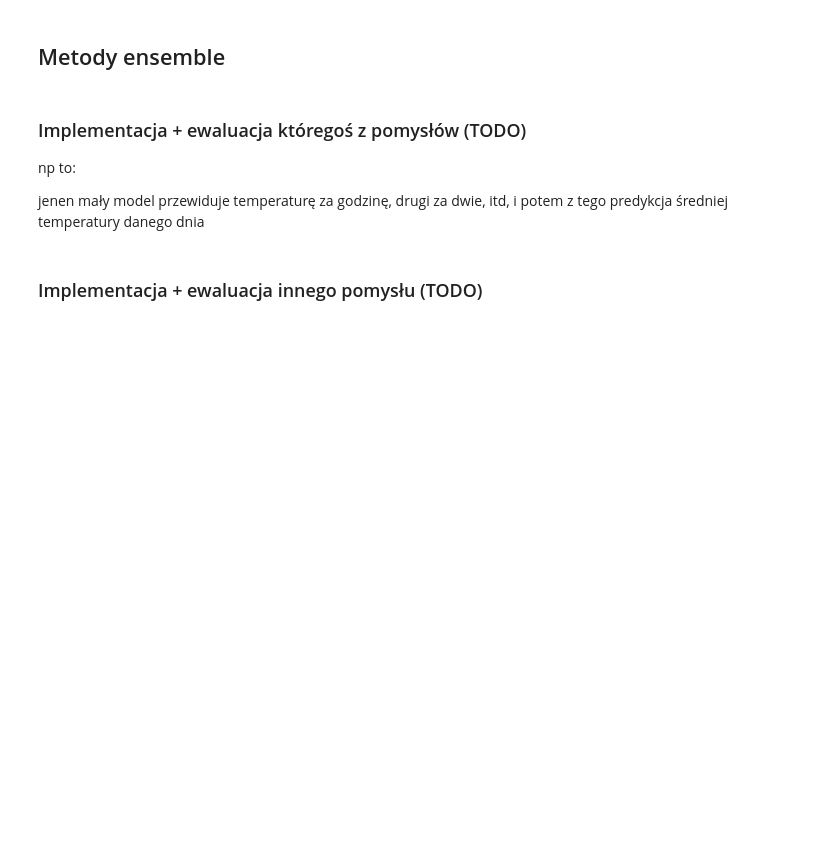
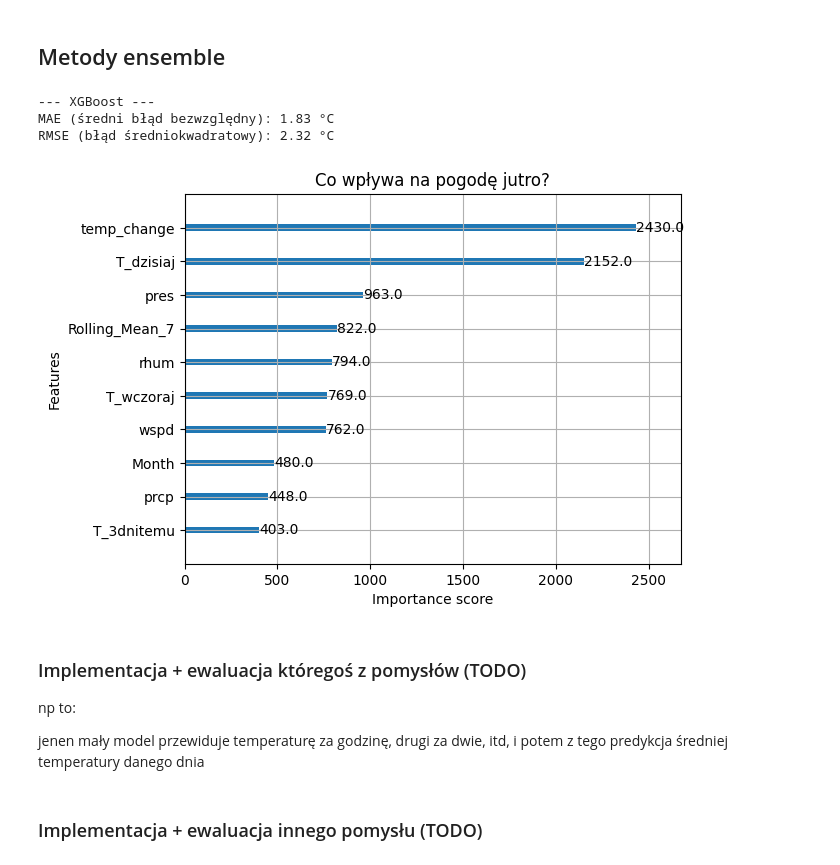
Before and after one commit to WeronikaTarnawska/projekt_pogoda_ml, a Jupyter notebook: projekt_ml.ipynb, the cells around one changed output. Cells and saved outputs as stored; diff of their text form; code cells hidden in the pictures; blank space fills up the shorter version.

```diff
--- a/projekt_ml.ipynb
+++ b/projekt_ml.ipynb
@@ -233,5 +252,42 @@ plt.show()
 # %% [markdown]
 ## Metody ensemble
+# %%
+import xgboost as xgb
+
+# Model XGBoost Regressor
+xgb_model = xgb.XGBRegressor(
+    n_estimators=1000,
+    learning_rate=0.01,
+    max_depth=5,
+    early_stopping_rounds=50,
+    random_state=RANDOM_STATE,
+    n_jobs=-1
+)
+
+# Wydzielamy ostatnie 10% treningu jako walidację
+split_val = int(len(X_train) * 0.9)
+X_tr_sub, X_val = X_train.iloc[:split_val], X_train.iloc[split_val:]
+y_tr_sub, y_val = y_train.iloc[:split_val], y_train.iloc[split_val:]
+
+xgb_model.fit(
+    X_tr_sub, y_tr_sub,
+    eval_set=[(X_tr_sub, y_tr_sub), (X_val, y_val)],
+    verbose=None
+)
+
+# Predykcja
+xgb_preds = xgb_model.predict(X_test)
+
+evaluate(y_test, xgb_preds, "XGBoost")
+
+# Wykres ważności cech dla XGBoost
+xgb.plot_importance(xgb_model, title="Co wpływa na pogodę jutro?")
+plt.show()
+# %% [output]
+--- XGBoost ---
+MAE (średni błąd bezwzględny): 1.83 °C
+RMSE (błąd średniokwadratowy): 2.32 °C
+[figure, added]
 # %% [markdown]
 ### Implementacja + ewaluacja któregoś z pomysłów (TODO)
 
```
Also changed, not shown: parts of 16 cells of this notebook.
